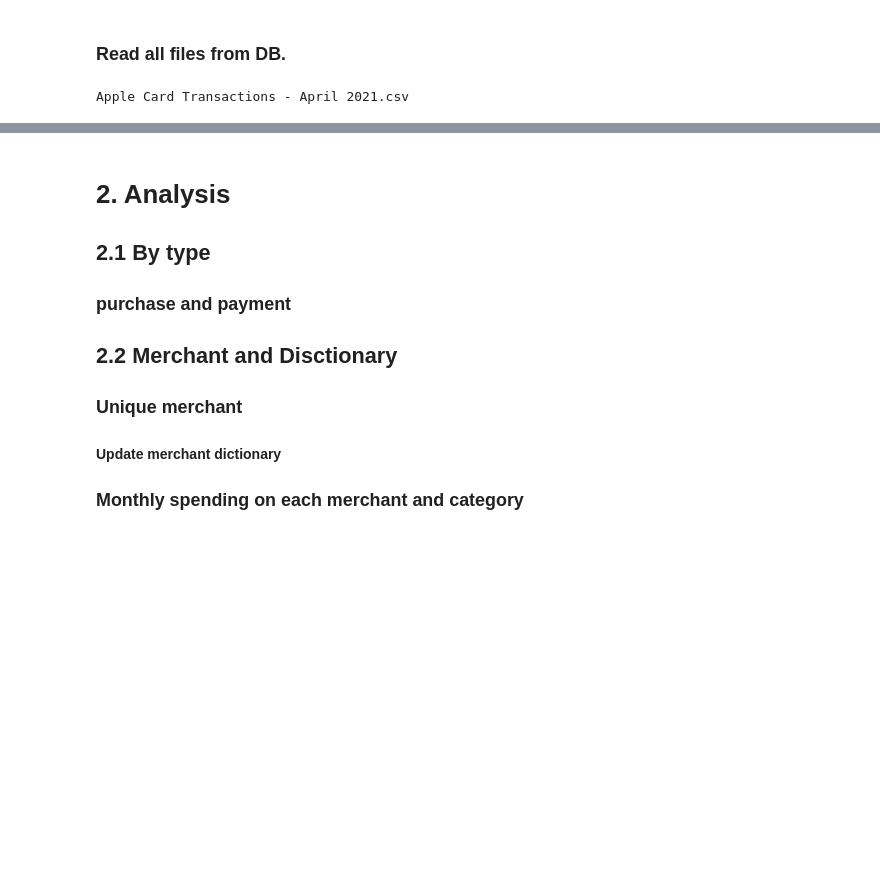
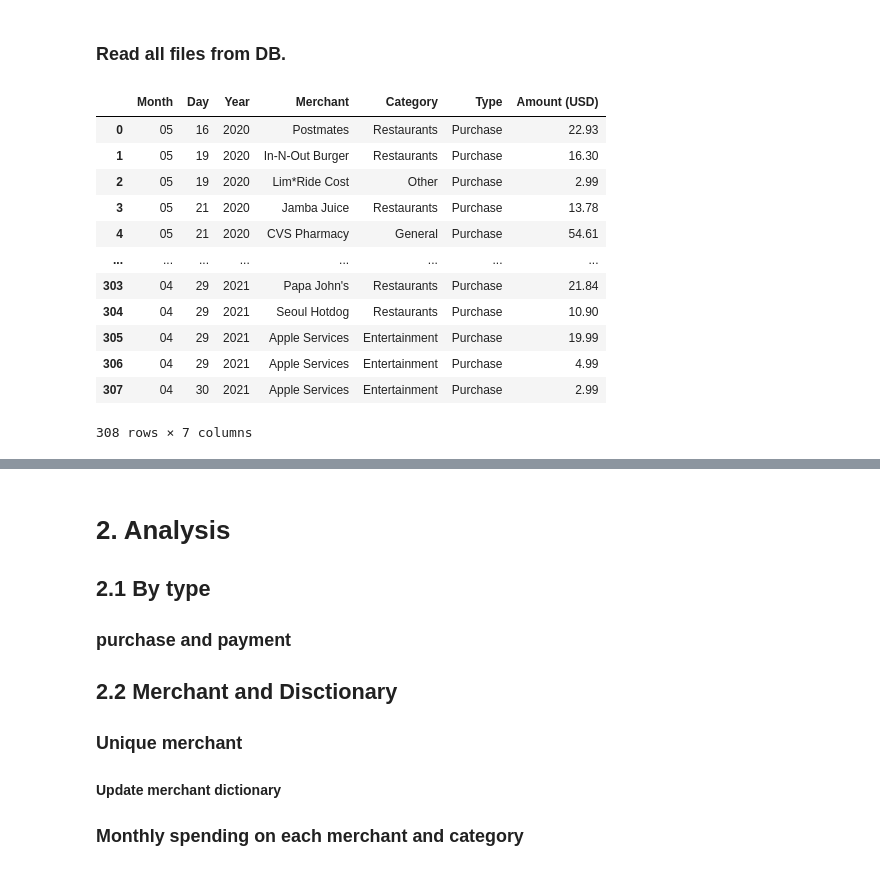
Before and after one commit to kylankim/Portfolio, a Jupyter notebook: Apple transaction/Apple transaction reader.ipynb, the cells around one changed output, grey strips where cells are left out. Cells and saved outputs as stored; diff of their text form; code cells hidden in the pictures; blank space fills up the shorter version.

Commit message:
Data cleaning and basic analysis.

```diff
--- a/Apple transaction/Apple transaction reader.ipynb
+++ b/Apple transaction/Apple transaction reader.ipynb
@@ -29,2 +71,10 @@ apple_merchant_dict = {'Apple Services' : 'Entertainment', 'Extra Space Storage'
+# %%
+apple_merchant_long_dict = {
+    "Ach Deposit Internet Transfer From Account Ending In 3437" : "Card payment",
+    'Geico *auto One Geico Plaza 800-841-3000 20076 Dc Usa (dispute Credit)' : 'Geico dispute credit',
+    'Postmates Membership 201 3rd Stsuite 200 8778877815 94103 Ca Usa (dispute Credit)' : 'Postmate dispute credit',
+    'Aventri Event Reg 7700 Eastport Parkway 2034039470 06854 Ct Usa (dispute Credit)' : 'Aventri dispute credit',
+    'Amazon Web Services 440 Terry Ave N Aws.amazon.co98109 Wa Usa (dispute Credit)' : 'AWS dispute credit'
+}
 # %%
 # Search for merchants in the dictionary and edit category if the merchant exists.
@@ -59,20 +114,20 @@ def clean_date(df):
 
     return df
 # %%
-def read_csv(f_url):
+def read_csv(f_url, long_dict, cat_dcit):
     # Reading csv file for selected columns and create and sort dataframe by the Transaction date
     f_df = pd.read_csv(f_url)[['Transaction Date', 'Merchant', 'Category', 'Type', 'Amount (USD)']]
     f_df = f_df.sort_values(by=['Transaction Date'])
 
     # Cleaning Merchant and Category
-    f_df = match_category(f_df, apple_merchant_dict)
+    f_df = match_category(f_df, long_dict, cat_dcit)
 
     # Clean 'Transaction Date' column.
     f_df = clean_date(f_df)
 
     return f_df
 
-april_df = read_csv(file_url)
+april_df = read_csv(file_url, apple_merchant_long_dict, apple_category_dict)
 print(april_df)
 # %% [output]
    Month Day  Year        Merchant       Category      Type  Amount (USD)
@@ -93,8 +148,3 @@ print(april_df)
 ## 1.2 Read all csv files from DB.
 # %% [markdown]
 ### Read all files from DB.
-# %%
-for i in os.listdir(os.getcwd()+'\csv'):
-    print(i)
-# %% [output]
-Apple Card Transactions - April 2021.csv
@@ -103,0 +151,36 @@ def read_db():
+# %%
+def initiate_db():
+    # Create empty dataframe with cloumn labels
+    c_label = ['Month', 'Day', 'Year', 'Merchant', 'Category', 'Type', 'Amount (USD)']
+    raw_df = pd.DataFrame(columns=c_label)
+
+    # For each files in the DB append raw
+    for i in os.listdir(db_url):
+        f_url = db_url + i
+        tmp = read_csv(f_url, apple_merchant_long_dict, apple_category_dict)
+        raw_df = raw_df.append(tmp, ignore_index=True)
+
+    # Sorting by date
+    raw_df = raw_df.sort_values(by=['Year', 'Month', 'Day'])
+
+    # Reindexing
+    raw_df = raw_df.reset_index().drop(columns='index')
+
+    return raw_df
+
+db = initiate_db()
+db
+# %% [output]
+|  | Month | Day | Year | Merchant | Category | Type | Amount (USD) |
+| 0 | 05 | 16 | 2020 | Postmates | Restaurants | Purchase | 22.93 |
+| 1 | 05 | 19 | 2020 | In-N-Out Burger | Restaurants | Purchase | 16.30 |
+| 2 | 05 | 19 | 2020 | Lim*Ride Cost | Other | Purchase | 2.99 |
+| 3 | 05 | 21 | 2020 | Jamba Juice | Restaurants | Purchase | 13.78 |
+| 4 | 05 | 21 | 2020 | CVS Pharmacy | General | Purchase | 54.61 |
+| ... | ... | ... | ... | ... | ... | ... | ... |
+| 303 | 04 | 29 | 2021 | Papa John's | Restaurants | Purchase | 21.84 |
+| 304 | 04 | 29 | 2021 | Seoul Hotdog | Restaurants | Purchase | 10.90 |
+| 305 | 04 | 29 | 2021 | Apple Services | Entertainment | Purchase | 19.99 |
+| 306 | 04 | 29 | 2021 | Apple Services | Entertainment | Purchase | 4.99 |
+| 307 | 04 | 30 | 2021 | Apple Services | Entertainment | Purchase | 2.99 |
+308 rows × 7 columns
```
Also changed, not shown: parts of 14 cells of this notebook.
